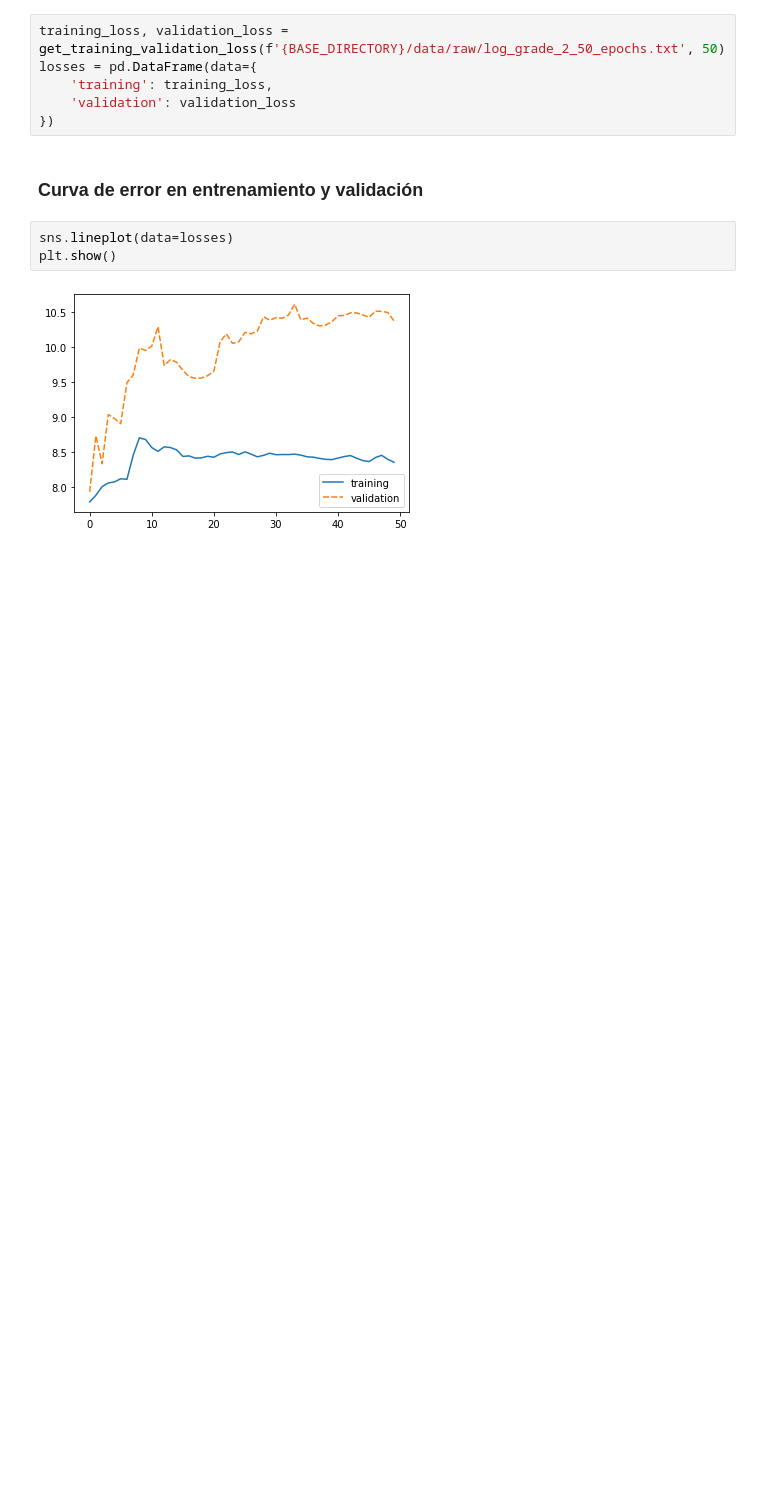
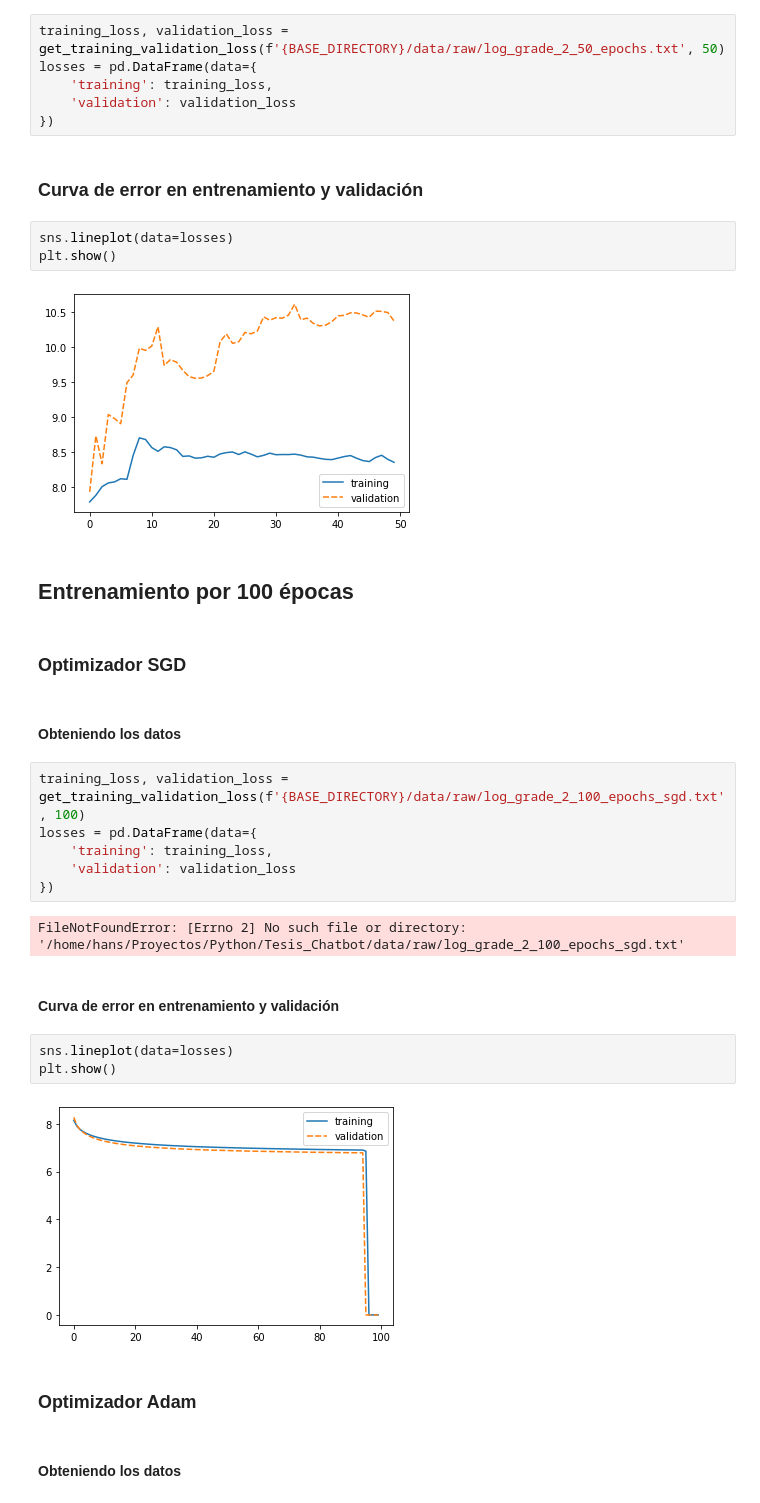
Before and after one commit to Hans03430/Tesis_Chatbot, a Jupyter notebook: notebook/modeling/Entrenamiento de chatbot.ipynb, the cells around one changed output. Cells and saved outputs as stored; diff of their text form; blank space fills up the shorter version.

```diff
--- a/notebook/modeling/Entrenamiento de chatbot.ipynb
+++ b/notebook/modeling/Entrenamiento de chatbot.ipynb
@@ -114,3 +152,28 @@ sns.lineplot(data=losses)
 plt.show()
 # %% [output]
 [figure]
+# %% [markdown]
+## Entrenamiento por 100 épocas
+# %% [markdown]
+### Optimizador SGD
+# %% [markdown]
+#### Obteniendo los datos
+# %%
+training_loss, validation_loss = get_training_validation_loss(f'{BASE_DIRECTORY}/data/raw/log_grade_2_100_epochs_sgd.txt', 100)
+losses = pd.DataFrame(data={
+    'training': training_loss,
+    'validation': validation_loss
+})
+# %% [output]
+FileNotFoundError: [Errno 2] No such file or directory: '/home/hans/Proyectos/Python/Tesis_Chatbot/data/raw/log_grade_2_100_epochs_sgd.txt'
+# %% [markdown]
+#### Curva de error en entrenamiento y validación
+# %%
+sns.lineplot(data=losses)
+plt.show()
+# %% [output]
+[figure, added]
+# %% [markdown]
+### Optimizador Adam
+# %% [markdown]
+#### Obteniendo los datos
```
Also changed, not shown: parts of 15 cells of this notebook, 2 other files.
